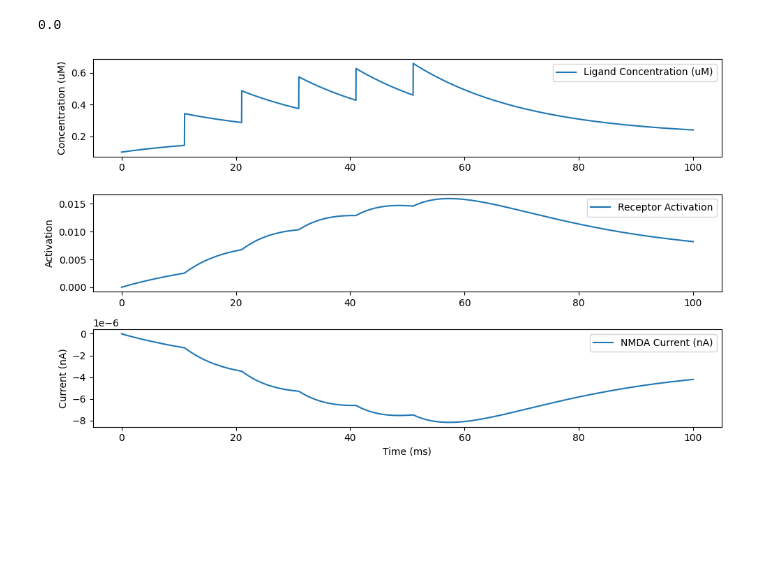
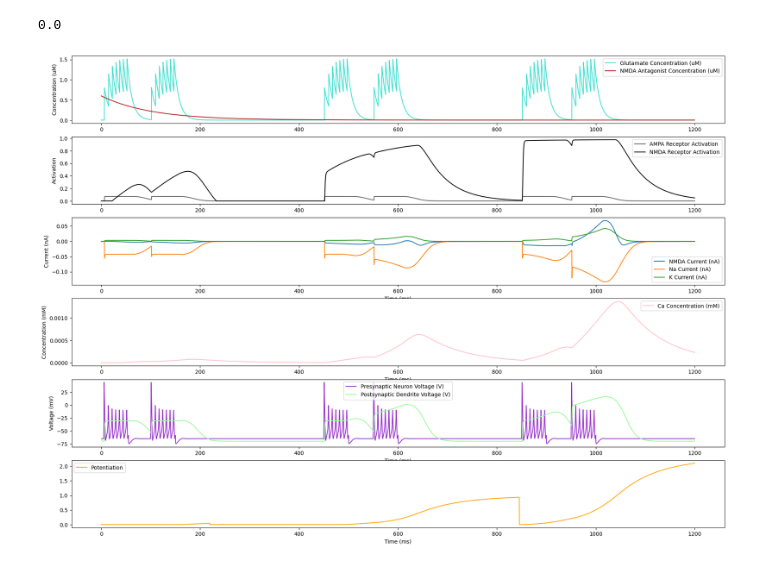
Before and after one commit to orrenravid1/NeuronExperiments, a Jupyter notebook: Neurotransmitters.ipynb, the cells around one changed output. Saved outputs shown, nothing was run; the diff lists cells and outputs as text; code cells hidden in the pictures; blank space fills up the shorter version.

Commit message:
Finished a cursory example of NMDA effects on LTP

```diff
--- a/Neurotransmitters.ipynb
+++ b/Neurotransmitters.ipynb
@@ -70,25 +189,47 @@ h.continuerun(h.tstop)
 0.0
 # %%
 # Plot Results
-plt.figure(figsize=(10, 6))
+plt.figure(figsize=(22, 16))
 
-plt.subplot(3, 1, 1)
-plt.plot(t, ligand_conc, label="Ligand Concentration (uM)")
+plt.subplot(6, 1, 1)
+plt.plot(t, glutamate_conc, label="Glutamate Concentration (uM)", color = "turquoise")
+plt.plot(t, drug_conc, label="NMDA Antagonist Concentration (uM)", color="firebrick")
 plt.ylabel("Concentration (uM)")
 plt.legend()
 
-plt.subplot(3, 1, 2)
-plt.plot(t, receptor_act, label="Receptor Activation")
+plt.subplot(6, 1, 2)
+plt.plot(t, ampa_act, label="AMPA Receptor Activation", color = "dimgrey")
+plt.plot(t, nmda_act, label="NMDA Receptor Activation", color = "black")
 plt.ylabel("Activation")
 plt.legend()
 
-plt.subplot(3, 1, 3)
+plt.subplot(6, 1, 3)
 plt.plot(t, nmda_current, label="NMDA Current (nA)")
+plt.plot(t, na_current, label="Na Current (nA)")
+plt.plot(t, k_current, label="K Current (nA)")
 plt.xlabel("Time (ms)")
 plt.ylabel("Current (nA)")
 plt.legend()
 
-plt.tight_layout()
+plt.subplot(6, 1, 4)
+plt.plot(t, ca_conc, label="Ca Concentration (mM)", color = "pink")
+plt.xlabel("Time (ms)")
+plt.ylabel("Concentration (mM)")
+plt.legend()
+
+plt.subplot(6, 1, 5)
+plt.plot(t, v_pre, label="Presynaptic Neuron Voltage (V)", color = "darkorchid")
+plt.plot(t, v_post, label="Postsynaptic Dendrite Voltage (V)", color = "palegreen")
+plt.xlabel("Time (ms)")
+plt.ylabel("Voltage (mV)")
+plt.legend()
+
+plt.subplot(6, 1, 6)
+plt.plot(t, pot_vec, label="Potentiation", color = "orange")
+plt.xlabel("Time (ms)")
+plt.legend()
+
+##plt.tight_layout()
 plt.show()
 # %% [output]
-[figure, old version]
+[figure, new version]
```
Also changed, not shown: parts of 4 cells of this notebook, 21 other files.
